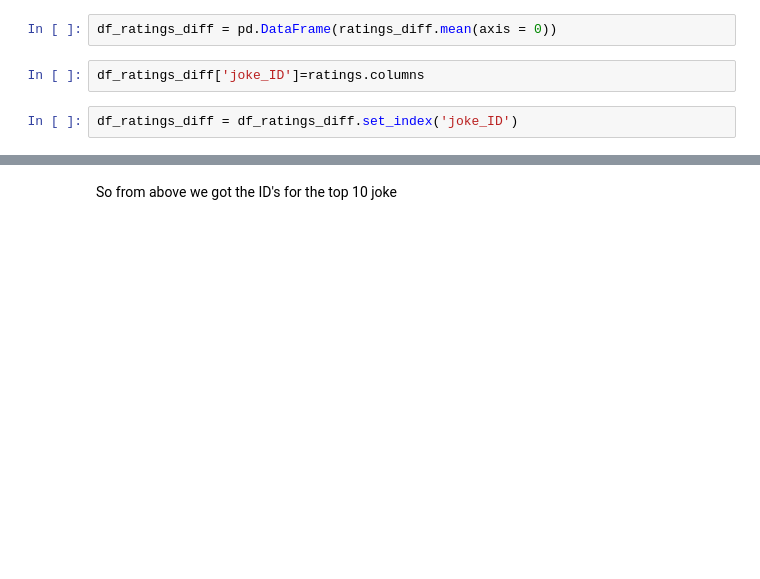
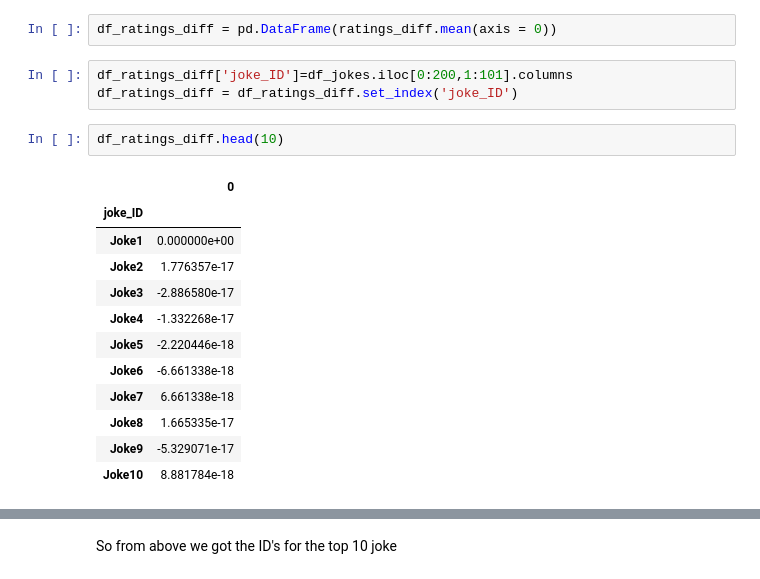
Before and after one commit to GreatLearningAIML1/pune-july19-batch-pathak22ankur, a Jupyter notebook: R5_Internal_Lab_PCA_PBRS.ipynb, the cells around one changed output, grey strips where cells are left out. Drawn from its saved outputs; the diff is of its cells as text; blank space fills up the shorter version.

```diff
--- a/R5_Internal_Lab_PCA_PBRS.ipynb
+++ b/R5_Internal_Lab_PCA_PBRS.ipynb
@@ -536,9 +562,23 @@ Consider all the mean ratings and find the jokes with highest mean value and dis
 # %%
 df_ratings_diff = pd.DataFrame(ratings_diff.mean(axis = 0))
-# %%
-df_ratings_diff['joke_ID']=ratings.columns
 # %%
+df_ratings_diff['joke_ID']=df_jokes.iloc[0:200,1:101].columns
 df_ratings_diff = df_ratings_diff.set_index('joke_ID')
+# %%
+df_ratings_diff.head(10)
+# %% [output]
+|  | 0 |
+| joke_ID |  |
+| Joke1 | 0.000000e+00 |
+| Joke2 | 1.776357e-17 |
+| Joke3 | -2.886580e-17 |
+| Joke4 | -1.332268e-17 |
+| Joke5 | -2.220446e-18 |
+| Joke6 | -6.661338e-18 |
+| Joke7 | 6.661338e-18 |
+| Joke8 | 1.665335e-17 |
+| Joke9 | -5.329071e-17 |
+| Joke10 | 8.881784e-18 |
 # %%
 df_ratings_diff.nlargest(10, [0])
 # %% [output]
```
Also changed, not shown: parts of 4 cells of this notebook.
